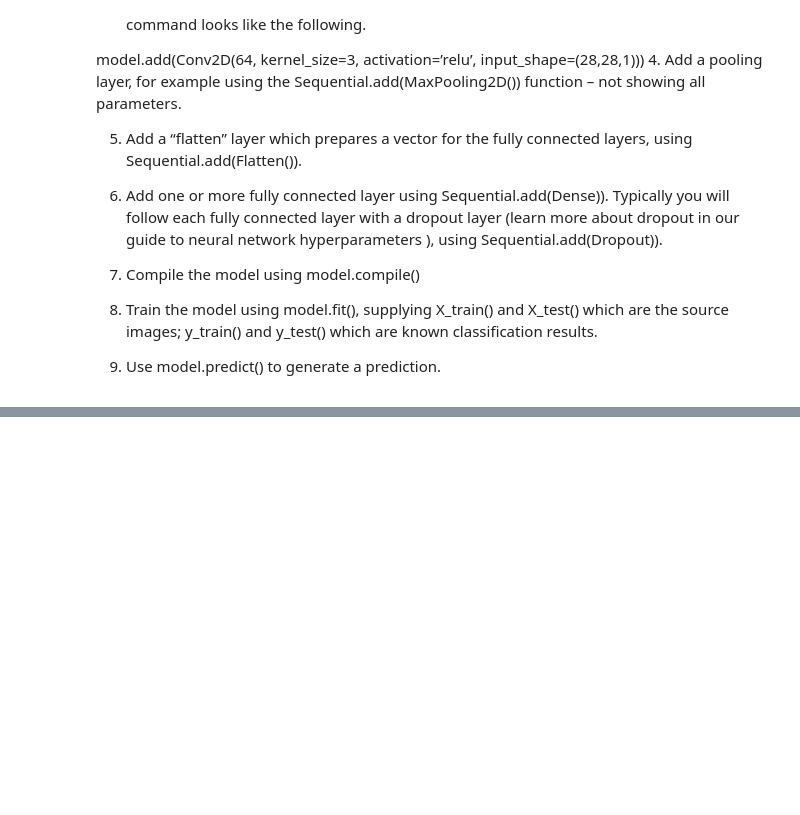
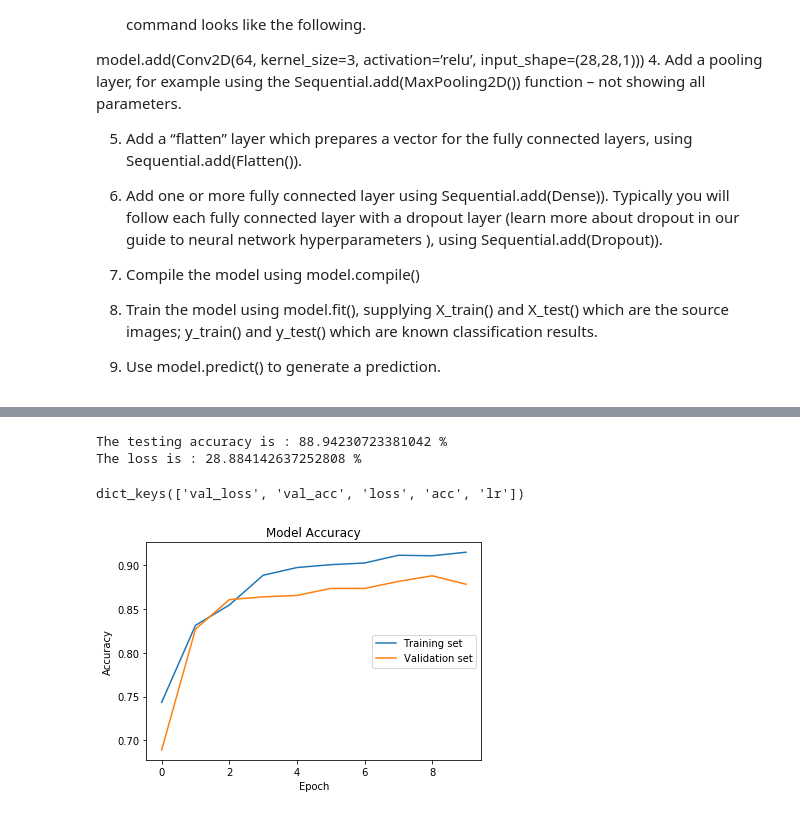
Before and after one commit to GitHub-ccd/pneumonia_detection_CNN_MOD_4, a Jupyter notebook: Pneumonia.ipynb, the cells around one changed output, grey strips where cells are left out. Saved outputs shown, nothing was run; the diff lists cells and outputs as text; code cells hidden in the pictures; blank space fills up the shorter version.

```diff
--- a/Pneumonia.ipynb
+++ b/Pneumonia.ipynb
@@ -308,6 +287,7 @@ original_start = datetime.datetime.now()
 start = datetime.datetime.now()
 start = datetime.datetime.now()
 # %%
+# Improving our Base Model
 train_datagen = ImageDataGenerator(rescale=1./255, zoom_range=0.3, vertical_flip=True)
 
 train_generator = train_datagen.flow_from_directory(
@@ -323,7 +303,6 @@ test_datagen = ImageDataGenerator(rescale=1./255)
 
 test_generator = test_datagen.flow_from_directory(test_data_dir,
                  target_size=(150, 150),
-                 batch_size=32,
                  class_mode='binary',
                  shuffle=False,seed=42)
 
@@ -378,17 +359,17 @@ model.add(layers.Conv2D(16, (3, 3), activation='relu',padding='same',
                         input_shape=(150, 150, 3)))
 model.add(layers.MaxPooling2D((2, 2)))
 model.add(layers.Conv2D(32, (3, 3), activation='relu',padding='same',
-                        input_shape=(150, 150, 3)))
+                        ))
 model.add(layers.MaxPooling2D((2, 2)))
 model.add(layers.Conv2D(64, (3, 3), activation='relu',padding='same',
-                        input_shape=(150, 150, 3)))
+                        ))
 model.add(layers.MaxPooling2D((2, 2)))
 model.add(layers.Conv2D(128, (3, 3), activation='relu',padding='same',
-                        input_shape=(150, 150, 3)))
+                        ))
 model.add(layers.MaxPooling2D((2, 2)))
 model.add(layers.Dropout(0.2))
 model.add(layers.Conv2D(256, (3, 3), activation='relu',padding='same',
-                        input_shape=(150, 150, 3)))
+                        ))
 model.add(layers.MaxPooling2D((2, 2)))
 model.add(layers.Dropout(0.2))
 
@@ -410,7 +391,7 @@ checkpoint = ModelCheckpoint(filepath='best_weights.hdf5', save_best_only=True,
 lr_reduce = ReduceLROnPlateau(monitor='val_loss', factor=0.3, patience=2, verbose=2, mode='max')
 early_stop = EarlyStopping(monitor='val_loss', min_delta=0.1, patience=1, mode='min')
 # %%
-history = model.fit_generator(train_generator,
+new_history = model.fit_generator(train_generator,
                               steps_per_epoch=train_generator.samples // batch_size,
                               epochs=epochs,
                               validation_data=test_generator,callbacks=[checkpoint, lr_reduce],
@@ -438,17 +419,24 @@ loss,test_accu  = model.evaluate_generator(test_generator)
 # %%
-print('The testing accuracy is :',test_accu*100, '%')
-print('The loss is :',loss*100, '%')
+print('The testing accuracy is :',test_accu_new*100, '%')
+print('The loss is :',loss_new*100, '%')
+# %% [output]
+The testing accuracy is : 88.94230723381042 %
+The loss is : 28.884142637252808 %
 # %%
-history_dict = history.history
+history_dict = new_history.history
 history_dict.keys()
+# %% [output]
+dict_keys(['val_loss', 'val_acc', 'loss', 'acc', 'lr'])
 # %%
 # Accuracy
-plt.plot(history.history['acc'])
-plt.plot(history.history['val_acc'])
+plt.plot(new_history.history['acc'])
+plt.plot(new_history.history['val_acc'])
 plt.title('Model Accuracy')
 plt.ylabel('Accuracy')
 plt.xlabel('Epoch')
 plt.legend(['Training set', 'Validation set'], loc='center right')
 plt.show()
+# %% [output]
+[figure, added]
 # %%
 # Loss
```
Also changed, not shown: parts of 42 cells of this notebook, 1 other file.
